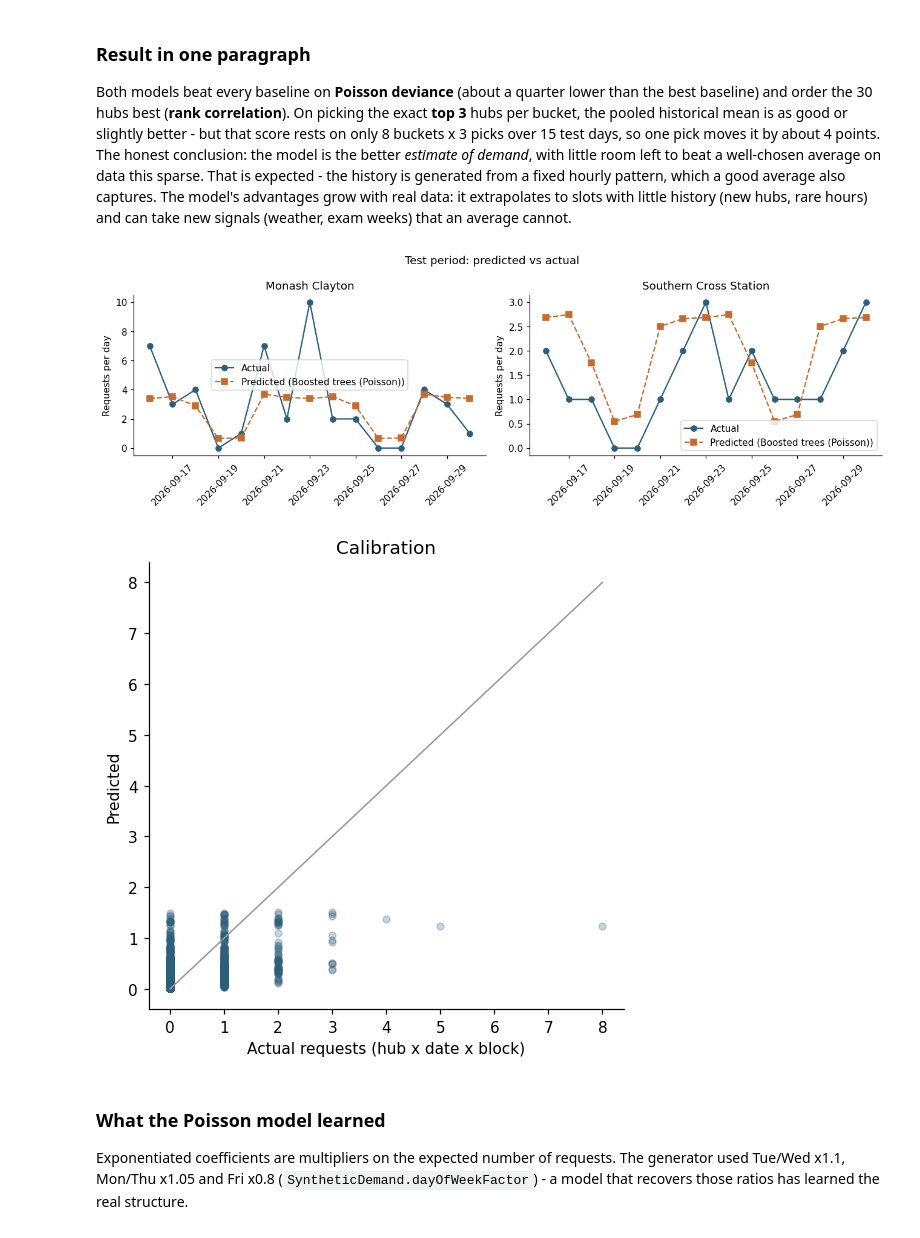
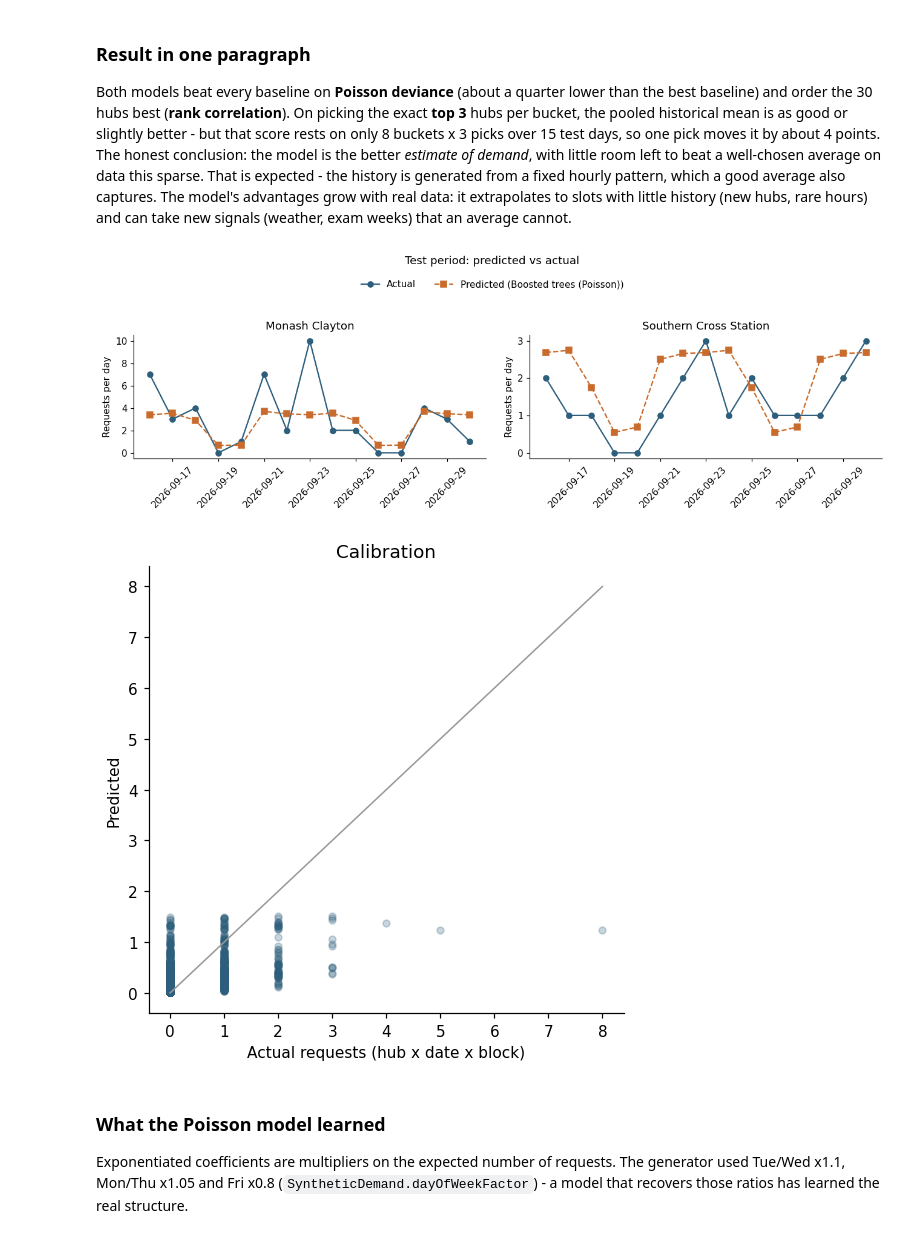
Before and after one commit to han521-burger/Rideshare-app, a Jupyter notebook: analysis/demand_forecast.ipynb, the cells around one changed output. Drawn from its saved outputs; the diff is of its cells as text; code cells hidden in the pictures.

Commit message:
Move the forecast chart legend off the plotted lines

```diff
--- a/analysis/demand_forecast.ipynb
+++ b/analysis/demand_forecast.ipynb
@@ -271,19 +271,22 @@ new signals (weather, exam weeks) that an average cannot.
 # %%
 fig, axes = plt.subplots(1, 2, figsize=(12, 4))
 column = methods[best]
 for ax, hub in zip(axes, ["Monash Clayton", "Southern Cross Station"]):
     daily_hub = test[test.hub == hub].groupby("date")[["requests", column]].sum()
     ax.plot(daily_hub.index, daily_hub.requests, "o-", label="Actual", color="#2d5f7c")
     ax.plot(daily_hub.index, daily_hub[column], "s--", label=f"Predicted ({best})", color="#c96b2c")
-    ax.set_title(hub); ax.set_ylabel("Requests per day"); ax.tick_params(axis="x", rotation=45); ax.legend()
-fig.suptitle("Test period: predicted vs actual"); fig.tight_layout(); fig.savefig(FIGURES / "predicted_vs_actual.png"); plt.show()
+    ax.set_title(hub); ax.set_ylabel("Requests per day"); ax.tick_params(axis="x", rotation=45)
+# One shared legend under the title, so it never sits on top of the lines.
+fig.suptitle("Test period: predicted vs actual", y=0.99)
+fig.legend(*axes[0].get_legend_handles_labels(), loc="upper center", bbox_to_anchor=(0.5, 0.93), ncol=2, frameon=False)
+fig.tight_layout(rect=(0, 0, 1, 0.86)); fig.savefig(FIGURES / "predicted_vs_actual.png"); plt.show()
 
 ax = block_level.plot.scatter("requests", column, alpha=0.25, figsize=(5, 5), color="#2d5f7c")
 lim = block_level[["requests", column]].max().max(); ax.plot([0, lim], [0, lim], color="#999", lw=1)
 ax.set_xlabel("Actual requests (hub x date x block)"); ax.set_ylabel("Predicted"); ax.set_title("Calibration")
 plt.tight_layout(); plt.savefig(FIGURES / "calibration.png"); plt.show()
 # %% [output]
-[figure, old version]
+[figure, new version]
 [figure]
 # %% [markdown]
 ### What the Poisson model learned
```
Also changed, not shown: 2 other files.
